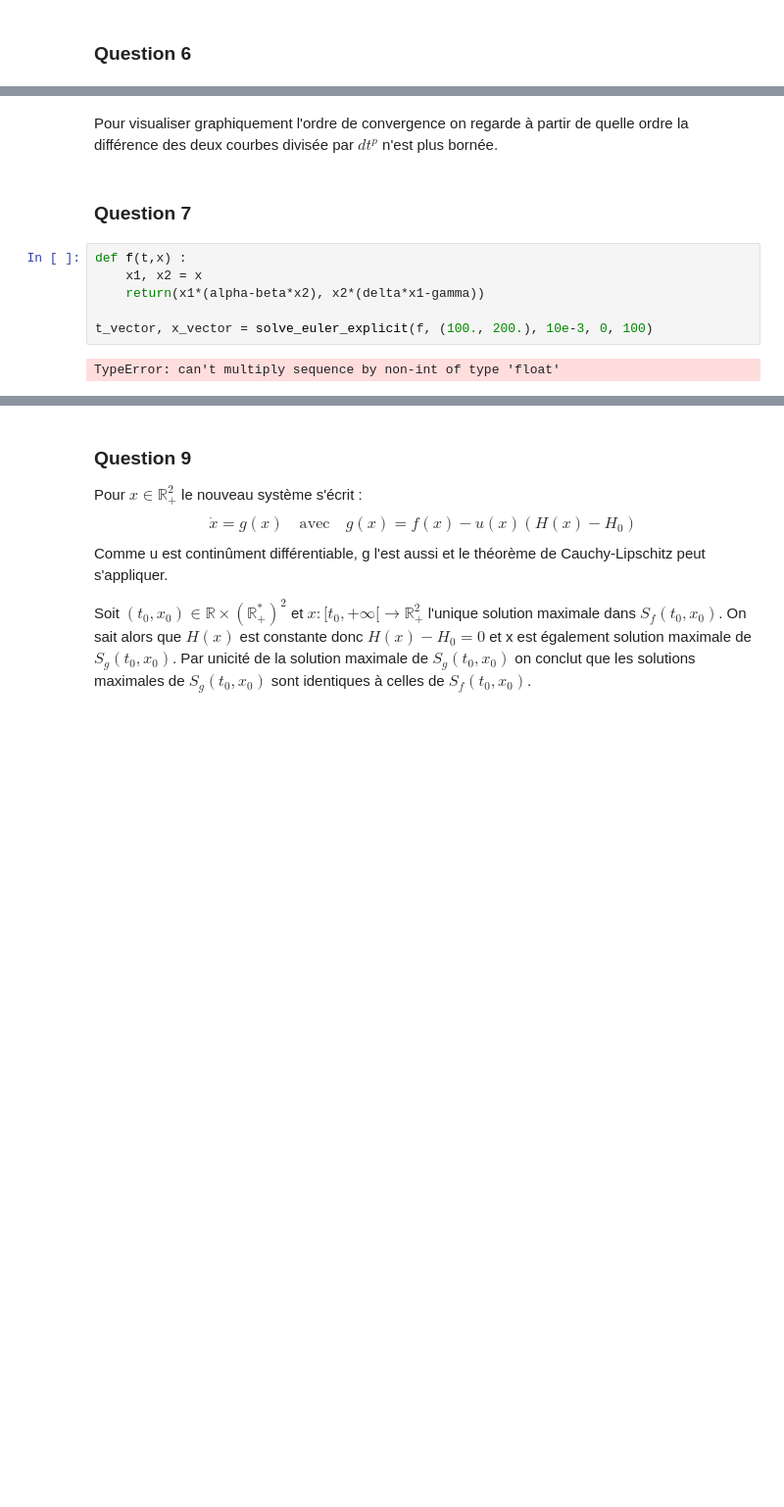
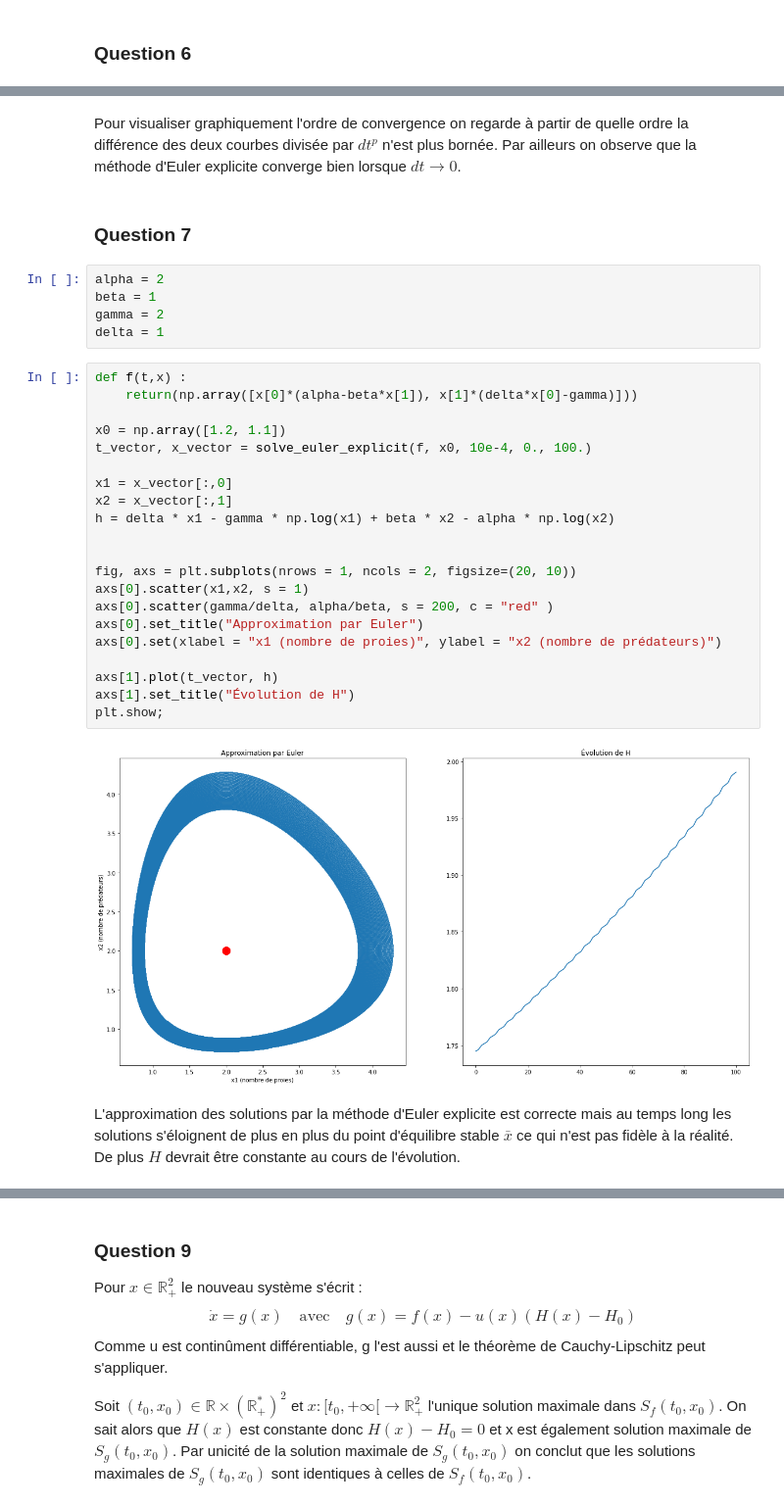
Before and after one commit to paul-mdb/projet_numerique_2, a Jupyter notebook: projet.ipynb, the cells around one changed output, grey strips where cells are left out. Shown at 98% size. Drawn from its saved outputs; the diff is of its cells as text; blank space fills up the shorter version.

```diff
--- a/projet.ipynb
+++ b/projet.ipynb
@@ -248,12 +255,35 @@ for ax in axs.flat:
 # %% [markdown]
 Pour visualiser graphiquement l'ordre de convergence on regarde à partir de quelle ordre la différence des deux courbes divisée par $dt^p$ n'est plus bornée.
+Par ailleurs on observe que la méthode d'Euler explicite converge bien lorsque $dt \longrightarrow 0$.
 # %% [markdown]
 ### Question 7
-# %%
-def f(t,x) :
-    x1, x2 = x
-    return(x1*(alpha-beta*x2), x2*(delta*x1-gamma))
-
-t_vector, x_vector = solve_euler_explicit(f, (100., 200.), 10e-3, 0, 100)
-# %% [output]
-TypeError: can't multiply sequence by non-int of type 'float'
+# %%
+alpha = 2
+beta = 1
+gamma = 2
+delta = 1
+# %%
+def f(t,x) :
+    return(np.array([x[0]*(alpha-beta*x[1]), x[1]*(delta*x[0]-gamma)]))
+
+x0 = np.array([1.2, 1.1])
+t_vector, x_vector = solve_euler_explicit(f, x0, 10e-4, 0., 100.)
+
+x1 = x_vector[:,0]
+x2 = x_vector[:,1]
+h = delta * x1 - gamma * np.log(x1) + beta * x2 - alpha * np.log(x2)
+
+
+fig, axs = plt.subplots(nrows = 1, ncols = 2, figsize=(20, 10))
+axs[0].scatter(x1,x2, s = 1)
+axs[0].scatter(gamma/delta, alpha/beta, s = 200, c = "red" )
+axs[0].set_title("Approximation par Euler")
+axs[0].set(xlabel = "x1 (nombre de proies)", ylabel = "x2 (nombre de prédateurs)")
+
+axs[1].plot(t_vector, h)
+axs[1].set_title("Évolution de H")
+plt.show;
+# %% [output]
+[figure, added]
+# %% [markdown]
+L'approximation des solutions par la méthode d'Euler explicite est correcte mais au temps long les solutions s'éloignent de plus en plus du point d'équilibre stable $\bar{x}$ ce qui n'est pas fidèle à la réalité. De plus $H$ devrait être constante au cours de l'évolution.
```
Also changed, not shown: parts of 6 cells of this notebook.
